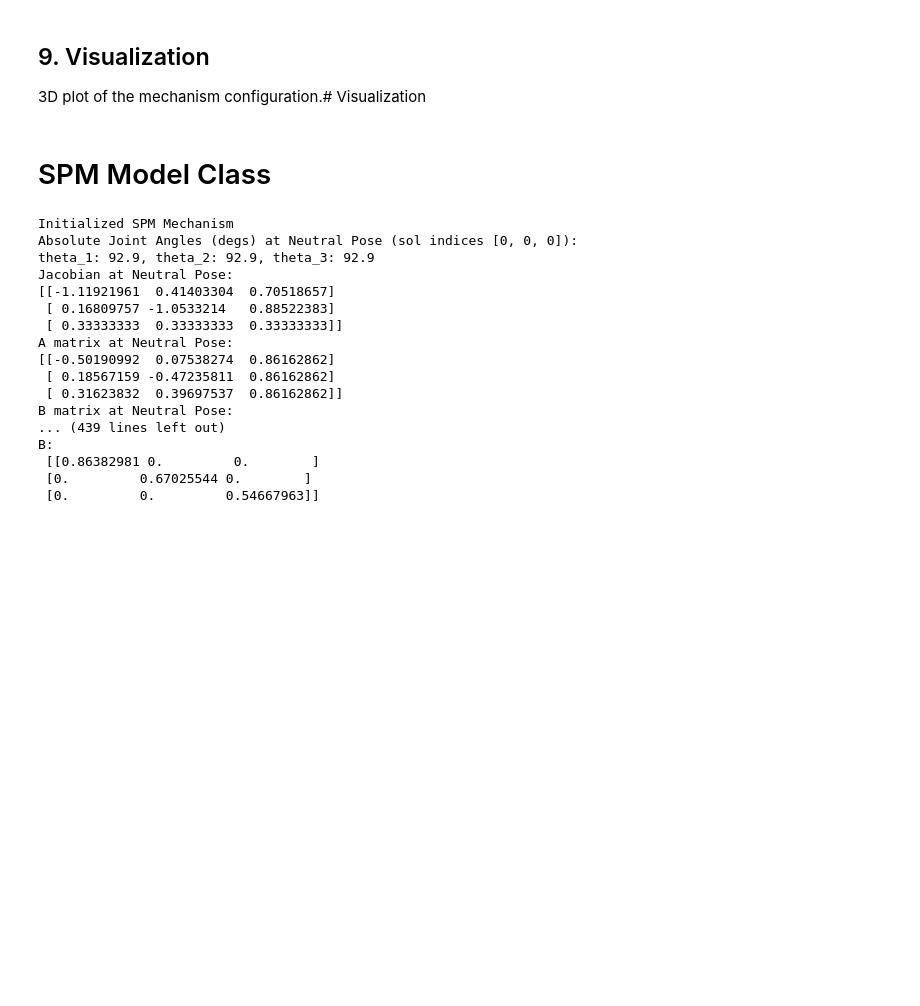
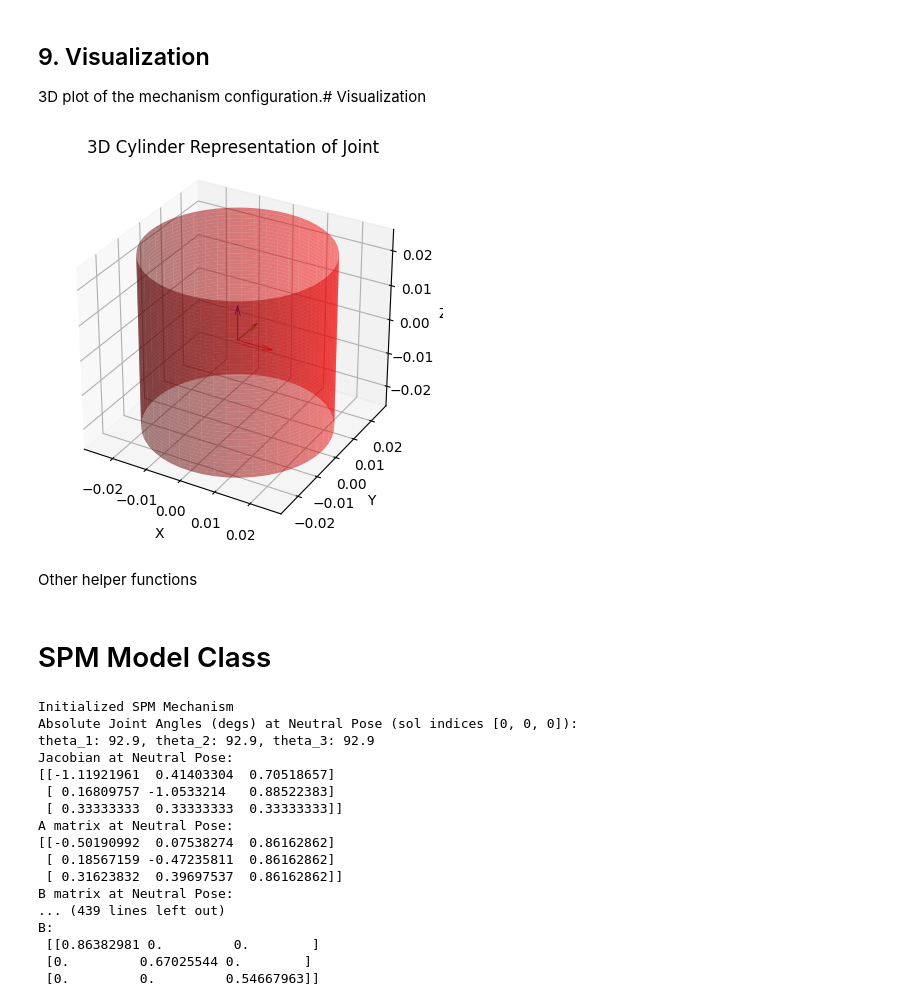
Before and after one commit to ChawinOph/spm-mechanics, a Jupyter notebook: notebooks/spm_kinematics.ipynb, the cells around one changed output. Saved outputs shown, nothing was run; the diff lists cells and outputs as text; code cells hidden in the pictures; blank space fills up the shorter version.

```diff
--- a/notebooks/spm_kinematics.ipynb
+++ b/notebooks/spm_kinematics.ipynb
@@ -933,6 +1021,41 @@ def plot_mechanism(theta_vals, alpha_i1_val=np.pi/2, title="3-RRR SPM Configurat
 
 # Plot with different joint angles
 # plot_mechanism([np.pi/6, np.pi/6, np.pi/6], title="θ = {30°, 30°, 30°}")
+# %%
+# plot 3D cylinder of joint
+def plot_joint_cylinder(ax, radius=0.025, height=0.05, color='cyan', alpha=0.7):
+
+    # Create cylinder data
+    z = np.linspace(-height/2, height/2, 50)
+    theta = np.linspace(0, 2 * np.pi, 50)
+    Z, Theta = np.meshgrid(z, theta)
+    X = radius * np.cos(Theta)
+    Y = radius * np.sin(Theta)
+
+    # Plot the cylinder
+    ax.plot_surface(X, Y, Z, alpha=alpha, color=color)
+
+    # plot coordinate frame for the joint
+    _plot_coordinate_frame(ax, np.eye(3), length=0.01)
+
+    # Set labels and aspect
+    ax.set_xlabel('X')
+    ax.set_ylabel('Y')
+    ax.set_zlabel('Z')
+    ax.set_title('3D Cylinder Representation of Joint')
+    ax.set_box_aspect([1, 1, 1])
+    ax.set_aspect('equal')
+
+    plt.show()
+
+fig = plt.figure()
+ax = fig.add_subplot(111, projection='3d')
+# add multiple cylinders with different parameters in the same plot
+plot_joint_cylinder(ax, color='red', alpha=0.5)
+# %% [output]
+[figure, added]
+# %% [markdown]
+Other helper functions
 # %%
 def verified_orthonomality(vecs):
 # verify orthonormality of vecs
```
Also changed, not shown: parts of 3 cells of this notebook.
